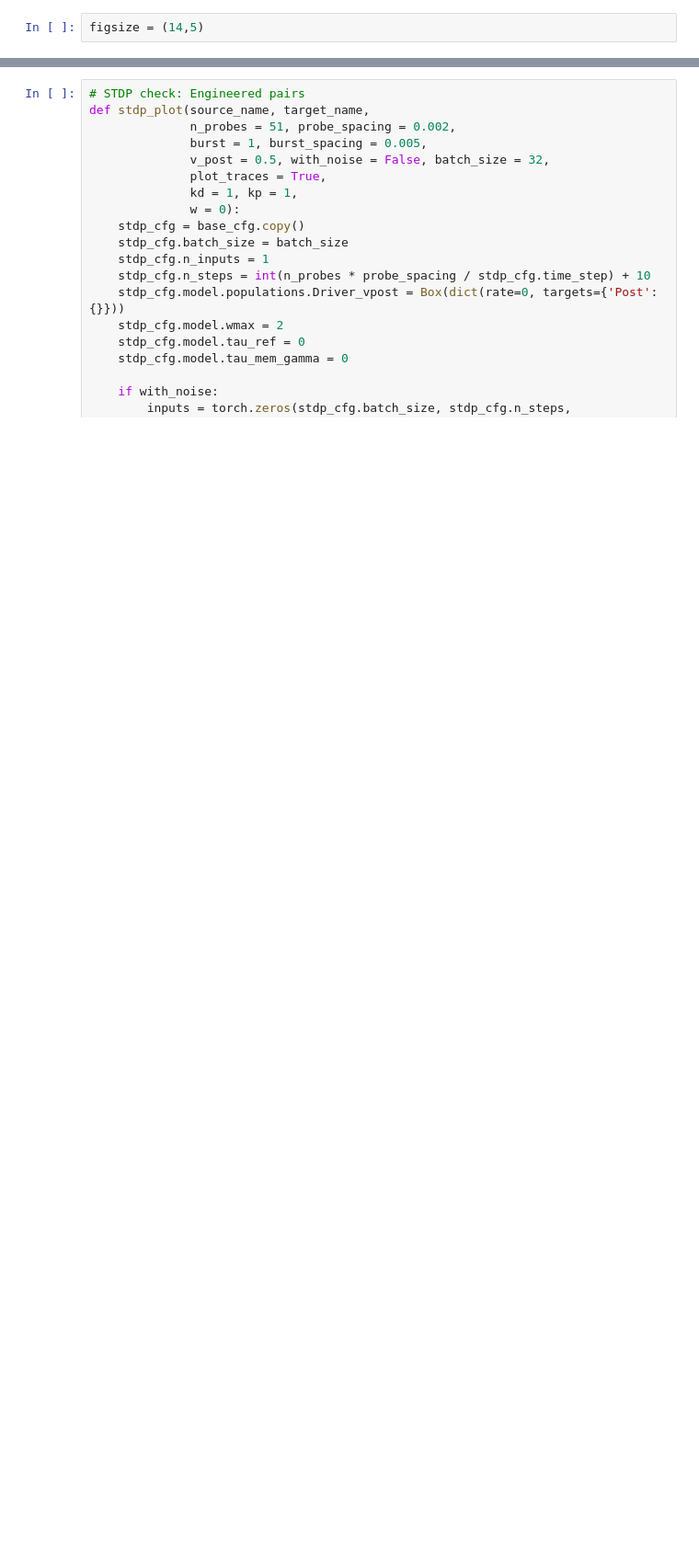
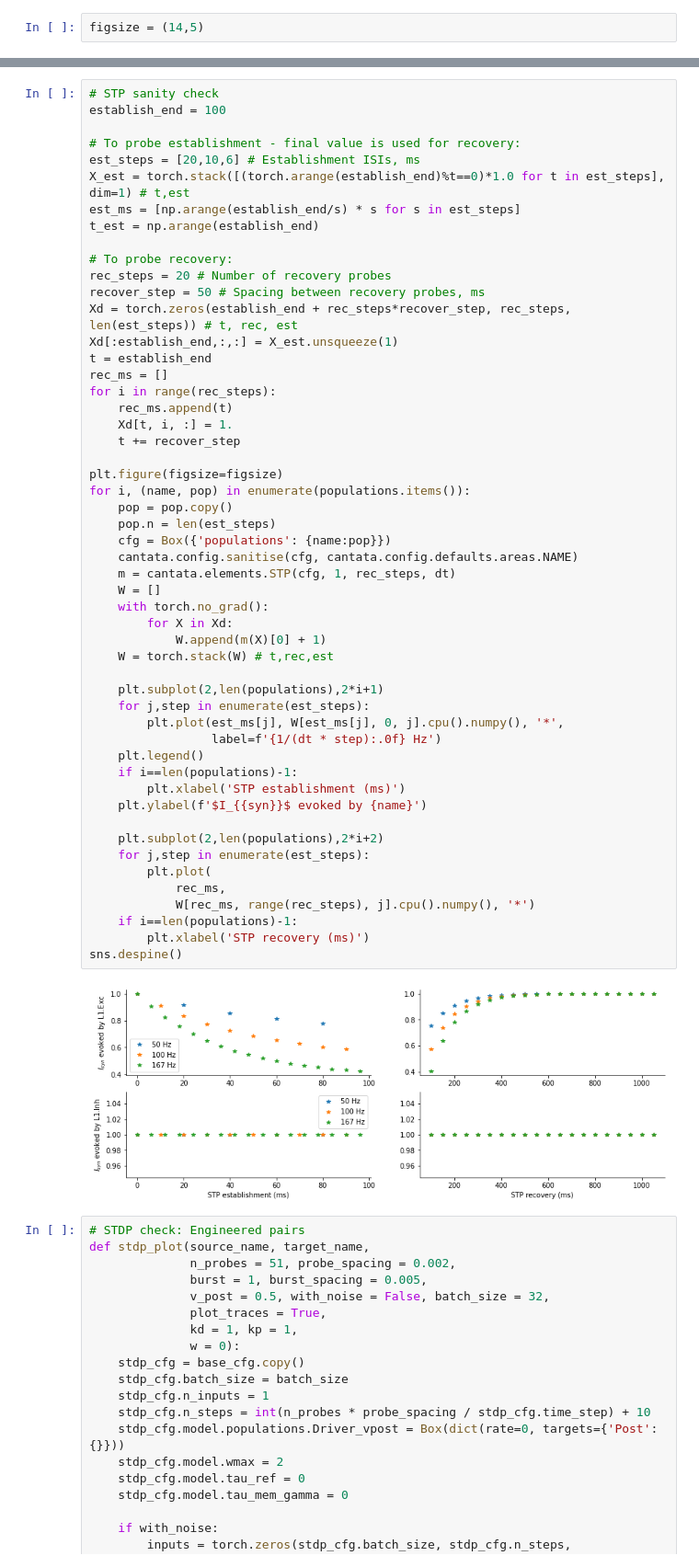
Before and after one commit to kernfel/cantata, a Jupyter notebook: Sanity checks.ipynb, the cells around one changed output, grey strips where cells are left out. Shown at 92% size. Cells and saved outputs as stored; diff of their text form; blank space fills up the shorter version.

```diff
--- a/Sanity checks.ipynb
+++ b/Sanity checks.ipynb
@@ -200,3 +80,57 @@ sns.despine()
+# %%
+# STP sanity check
+establish_end = 100
+
+# To probe establishment - final value is used for recovery:
+est_steps = [20,10,6] # Establishment ISIs, ms
+X_est = torch.stack([(torch.arange(establish_end)%t==0)*1.0 for t in est_steps], dim=1) # t,est
+est_ms = [np.arange(establish_end/s) * s for s in est_steps]
+t_est = np.arange(establish_end)
+
+# To probe recovery:
+rec_steps = 20 # Number of recovery probes
+recover_step = 50 # Spacing between recovery probes, ms
+Xd = torch.zeros(establish_end + rec_steps*recover_step, rec_steps, len(est_steps)) # t, rec, est
+Xd[:establish_end,:,:] = X_est.unsqueeze(1)
+t = establish_end
+rec_ms = []
+for i in range(rec_steps):
+    rec_ms.append(t)
+    Xd[t, i, :] = 1.
+    t += recover_step
+
+plt.figure(figsize=figsize)
+for i, (name, pop) in enumerate(populations.items()):
+    pop = pop.copy()
+    pop.n = len(est_steps)
+    cfg = Box({'populations': {name:pop}})
+    cantata.config.sanitise(cfg, cantata.config.defaults.areas.NAME)
+    m = cantata.elements.STP(cfg, 1, rec_steps, dt)
+    W = []
+    with torch.no_grad():
+        for X in Xd:
+            W.append(m(X)[0] + 1)
+    W = torch.stack(W) # t,rec,est
+
+    plt.subplot(2,len(populations),2*i+1)
+    for j,step in enumerate(est_steps):
+        plt.plot(est_ms[j], W[est_ms[j], 0, j].cpu().numpy(), '*',
+                 label=f'{1/(dt * step):.0f} Hz')
+    plt.legend()
+    if i==len(populations)-1:
+        plt.xlabel('STP establishment (ms)')
+    plt.ylabel(f'$I_{{syn}}$ evoked by {name}')
+
+    plt.subplot(2,len(populations),2*i+2)
+    for j,step in enumerate(est_steps):
+        plt.plot(
+            rec_ms,
+            W[rec_ms, range(rec_steps), j].cpu().numpy(), '*')
+    if i==len(populations)-1:
+        plt.xlabel('STP recovery (ms)')
+sns.despine()
+# %% [output]
+[figure, added]
 # %%
 # STDP check: Engineered pairs
 def stdp_plot(source_name, target_name,
```
Also changed, not shown: parts of 10 cells of this notebook.
